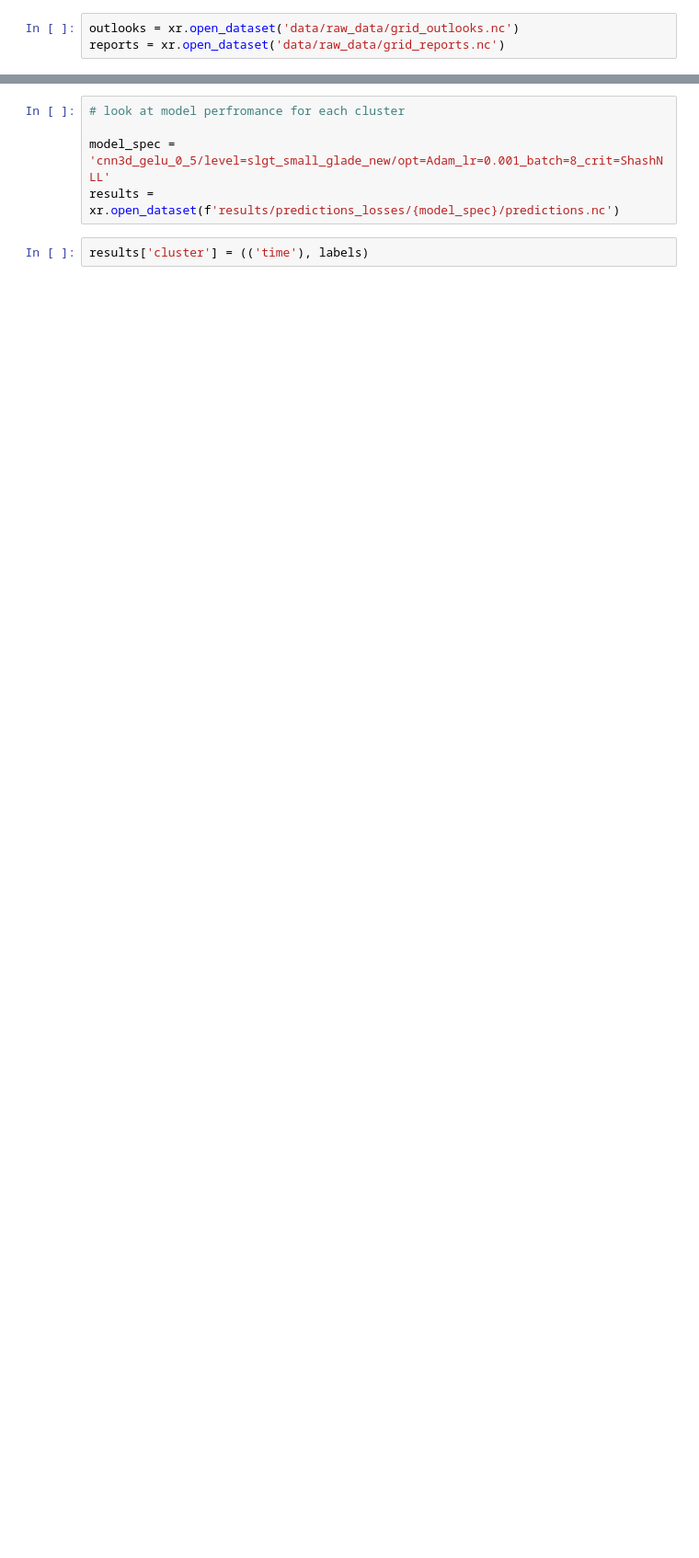
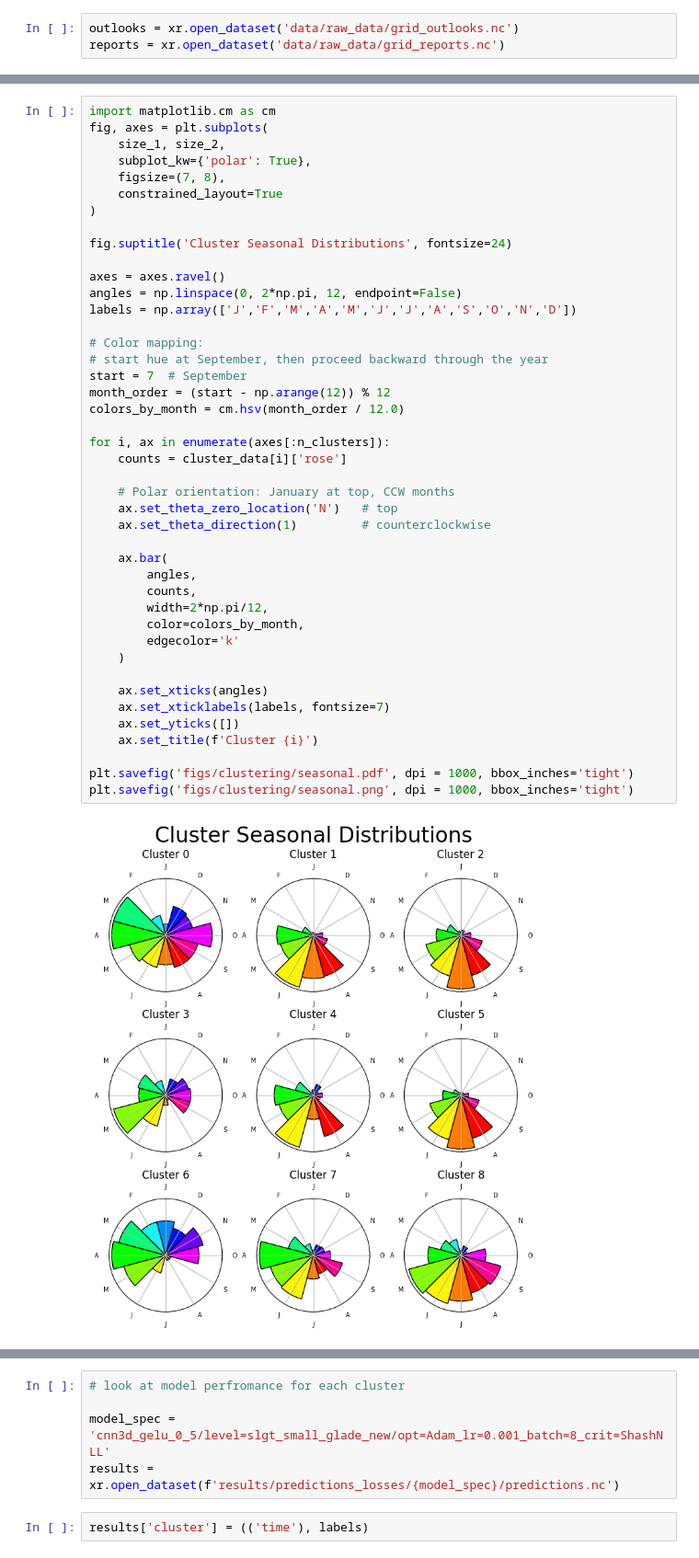
Before and after one commit to milesepstein13/convective_outlook_ml, a Jupyter notebook: cluster_analysis.ipynb, the cells around one changed output, grey strips where cells are left out. Shown at 92% size. Cells and saved outputs as stored; diff of their text form; blank space fills up the shorter version.

```diff
--- a/cluster_analysis.ipynb
+++ b/cluster_analysis.ipynb
@@ -375,0 +389,45 @@ SOM 3x3  silhouette=0.0807
+# %%
+import matplotlib.cm as cm
+fig, axes = plt.subplots(
+    size_1, size_2,
+    subplot_kw={'polar': True},
+    figsize=(7, 8),
+    constrained_layout=True
+)
+
+fig.suptitle('Cluster Seasonal Distributions', fontsize=24)
+
+axes = axes.ravel()
+angles = np.linspace(0, 2*np.pi, 12, endpoint=False)
+labels = np.array(['J','F','M','A','M','J','J','A','S','O','N','D'])
+
+# Color mapping:
+# start hue at September, then proceed backward through the year
+start = 7  # September
+month_order = (start - np.arange(12)) % 12
+colors_by_month = cm.hsv(month_order / 12.0)
+
+for i, ax in enumerate(axes[:n_clusters]):
+    counts = cluster_data[i]['rose']
+
+    # Polar orientation: January at top, CCW months
+    ax.set_theta_zero_location('N')   # top
+    ax.set_theta_direction(1)         # counterclockwise
+
+    ax.bar(
+        angles,
+        counts,
+        width=2*np.pi/12,
+        color=colors_by_month,
+        edgecolor='k'
+    )
+
+    ax.set_xticks(angles)
+    ax.set_xticklabels(labels, fontsize=7)
+    ax.set_yticks([])
+    ax.set_title(f'Cluster {i}')
+
+plt.savefig('figs/clustering/seasonal.pdf', dpi = 1000, bbox_inches='tight')
+plt.savefig('figs/clustering/seasonal.png', dpi = 1000, bbox_inches='tight')
+# %% [output]
+[figure, added]
```
Also changed, not shown: parts of 19 cells of this notebook, 8 other files.
